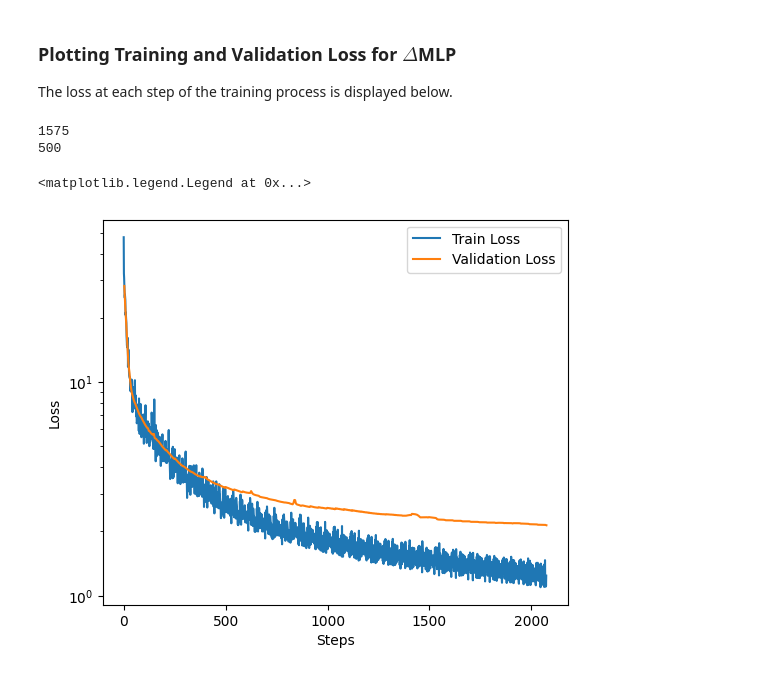
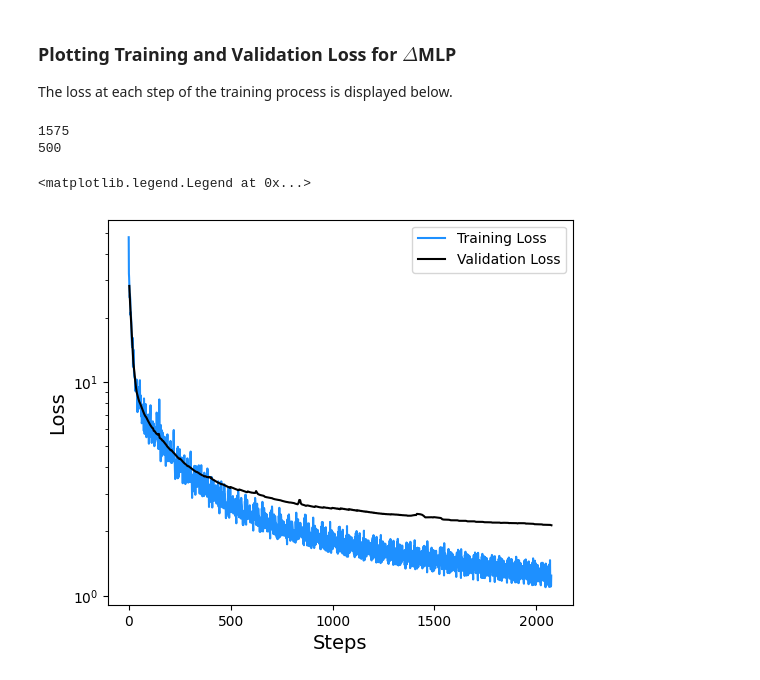
Before and after one commit to cc-ats/mlp_tutorial, a Jupyter notebook: Lesson5_BP-FNN_MLP.ipynb, the cells around one changed output. Saved outputs shown, nothing was run; the diff lists cells and outputs as text; code cells hidden in the pictures.

```diff
--- a/Lesson5_BP-FNN_MLP.ipynb
+++ b/Lesson5_BP-FNN_MLP.ipynb
@@ -504,18 +506,18 @@ The loss at each step of the training process is displayed below.
 # %%
 data = pd.read_csv('logs_csv/lightning_logs/version_0/metrics.csv')
 fig, ax = plt.subplots(figsize=(6,5))
 x = data['epoch'][~data['epoch'].isnull()]
 y = data['train_loss'][~data['train_loss'].isnull()]
 print(len(y))
-plt.semilogy(y, label='Train Loss')
+plt.semilogy(y, label='Training Loss',color='dodgerblue')
 y = data['val_loss'][~data['val_loss'].isnull()]
 print(len(y))
-plt.semilogy(y, label='Validation Loss')
-plt.xlabel('Steps')
-plt.ylabel('Loss')
+plt.semilogy(y, label='Validation Loss',color='k')
+plt.xlabel('Steps',size=14)
+plt.ylabel('Loss',size=14)
 plt.legend()
 # %% [output]
 1575
 500
 <matplotlib.legend.Legend at 0x...>
-[figure, old version]
+[figure, new version]
```
Also changed, not shown: parts of 6 cells of this notebook.
